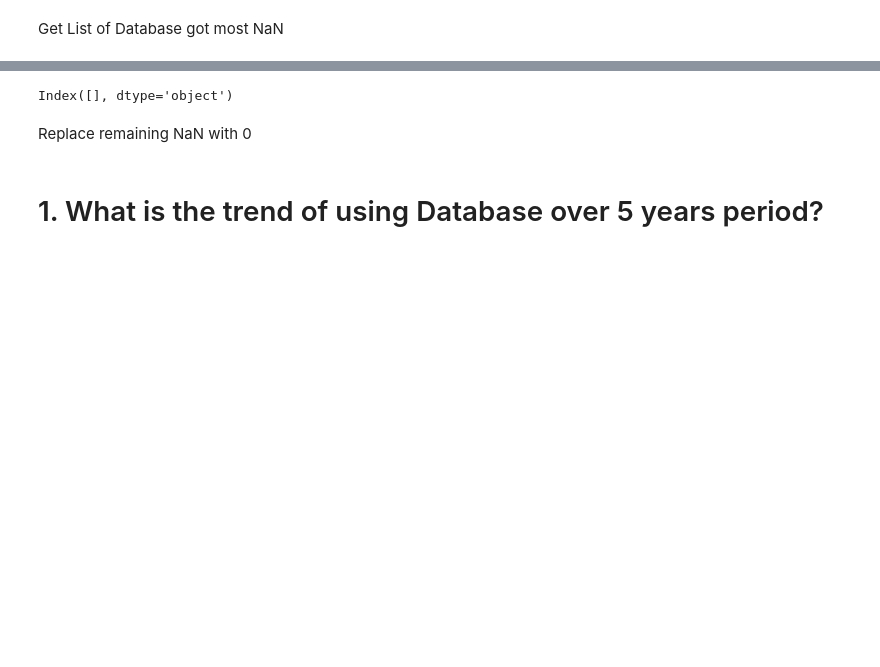
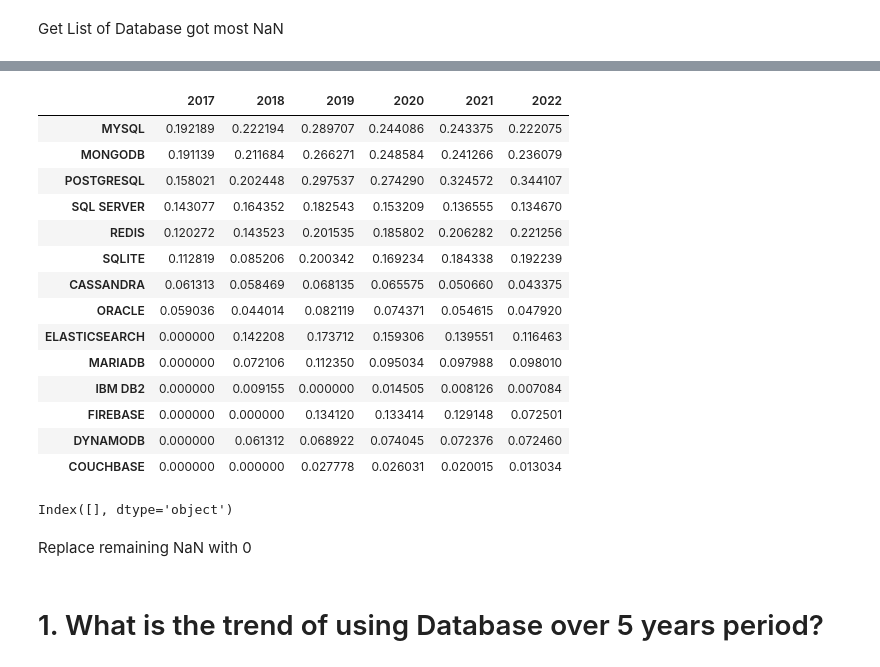
Before and after one commit to hunglng/dsnd-so-survey-analyze, a Jupyter notebook: database_analyze.ipynb, the cells around one changed output, grey strips where cells are left out. Drawn from its saved outputs; the diff is of its cells as text; code cells hidden in the pictures; blank space fills up the shorter version.

```diff
--- a/database_analyze.ipynb
+++ b/database_analyze.ipynb
@@ -140,3 +138,21 @@ df_database_current
+# %%
+df_database_desire
+# %% [output]
+|  | 2017 | 2018 | 2019 | 2020 | 2021 | 2022 |
+| MYSQL | 0.192189 | 0.222194 | 0.289707 | 0.244086 | 0.243375 | 0.222075 |
+| MONGODB | 0.191139 | 0.211684 | 0.266271 | 0.248584 | 0.241266 | 0.236079 |
+| POSTGRESQL | 0.158021 | 0.202448 | 0.297537 | 0.274290 | 0.324572 | 0.344107 |
+| SQL SERVER | 0.143077 | 0.164352 | 0.182543 | 0.153209 | 0.136555 | 0.134670 |
+| REDIS | 0.120272 | 0.143523 | 0.201535 | 0.185802 | 0.206282 | 0.221256 |
+| SQLITE | 0.112819 | 0.085206 | 0.200342 | 0.169234 | 0.184338 | 0.192239 |
+| CASSANDRA | 0.061313 | 0.058469 | 0.068135 | 0.065575 | 0.050660 | 0.043375 |
+| ORACLE | 0.059036 | 0.044014 | 0.082119 | 0.074371 | 0.054615 | 0.047920 |
+| ELASTICSEARCH | 0.000000 | 0.142208 | 0.173712 | 0.159306 | 0.139551 | 0.116463 |
+| MARIADB | 0.000000 | 0.072106 | 0.112350 | 0.095034 | 0.097988 | 0.098010 |
+| IBM DB2 | 0.000000 | 0.009155 | 0.000000 | 0.014505 | 0.008126 | 0.007084 |
+| FIREBASE | 0.000000 | 0.000000 | 0.134120 | 0.133414 | 0.129148 | 0.072501 |
+| DYNAMODB | 0.000000 | 0.061312 | 0.068922 | 0.074045 | 0.072376 | 0.072460 |
+| COUCHBASE | 0.000000 | 0.000000 | 0.027778 | 0.026031 | 0.020015 | 0.013034 |
 # %%
 df_database_current.index[df_database_current.isnull().mean(axis=1) > 0.75]
 # %% [output]
```
Also changed, not shown: parts of 6 cells of this notebook.
